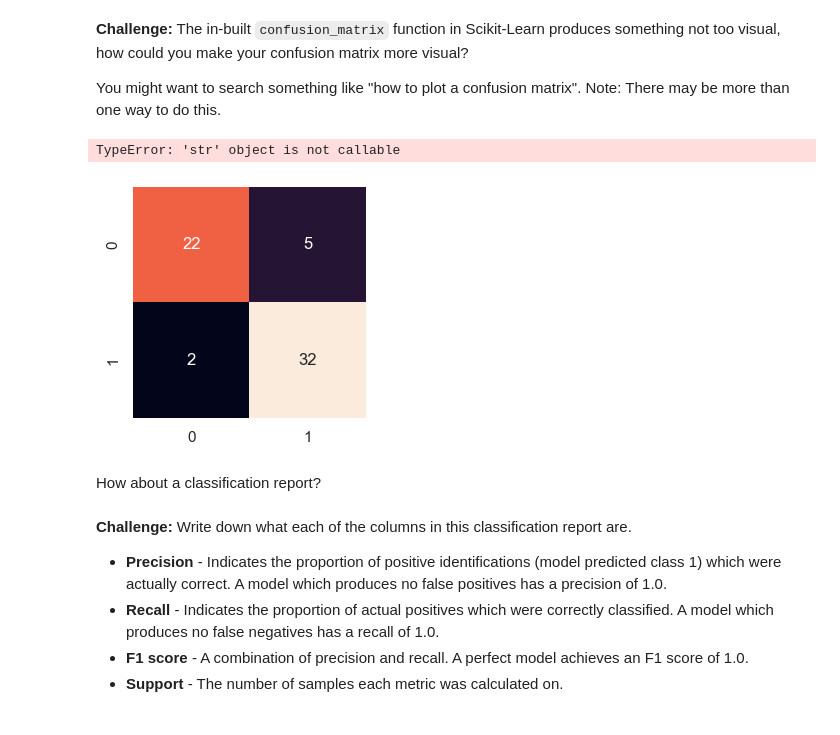
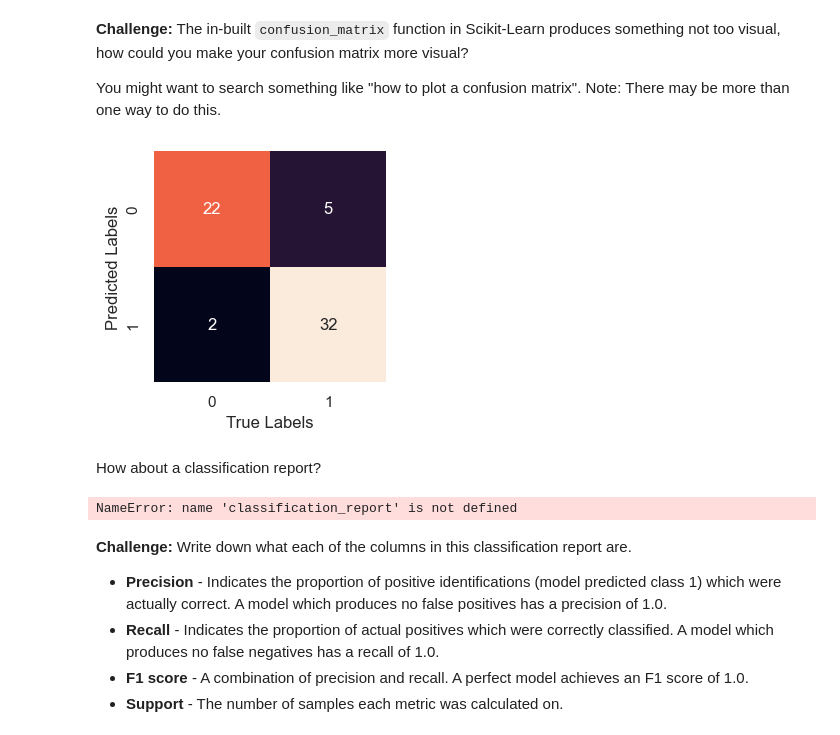
Before and after one commit to HerbertNtim/dataScience-ML, a Jupyter notebook: scikit-learn-exercises.ipynb, the cells around one changed output. Saved outputs shown, nothing was run; the diff lists cells and outputs as text; code cells hidden in the pictures.

Commit message:
checking classification report

```diff
--- a/scikit-learn-exercises.ipynb
+++ b/scikit-learn-exercises.ipynb
@@ -405,23 +405,25 @@ You might want to search something like "how to plot a confusion matrix". Note:
 # %%
 # Create a more visual confusion matrix
 import seaborn as sns
 sns.set_theme()
 
 def plot_conf_mat(y_test, y_preds):
     fig, ax = plt.subplots(figsize=(3, 3))
     ax = sns.heatmap(confusion_matrix(y_test, y_preds), annot=True, cbar=False)
 
-    ax.set(xlabel="True", ylabel="Predicted Labels")
+    ax.set(xlabel="True Labels", ylabel="Predicted Labels")
 
 plot_conf_mat(y_test, y_preds)
 # %% [output]
-TypeError: 'str' object is not callable
-[figure, old version]
+[figure, new version]
 # %% [markdown]
 How about a classification report?
 # %%
 # Create a classification report using the classification_report function
-###
+from sklearn.metrics impor
+classification_report(y_test, y_preds)
+# %% [output]
+NameError: name 'classification_report' is not defined
 # %% [markdown]
 **Challenge:** Write down what each of the columns in this classification report are.
 
```
